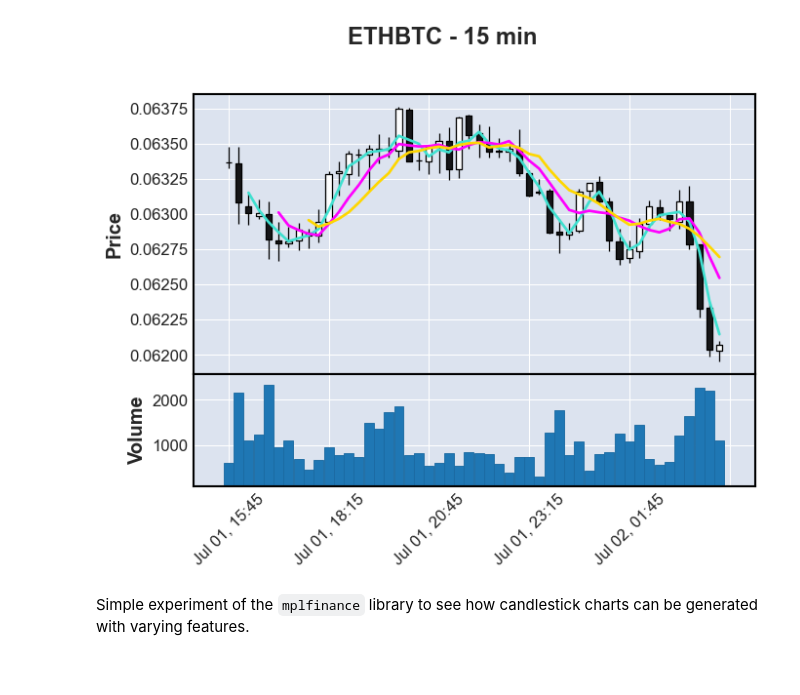
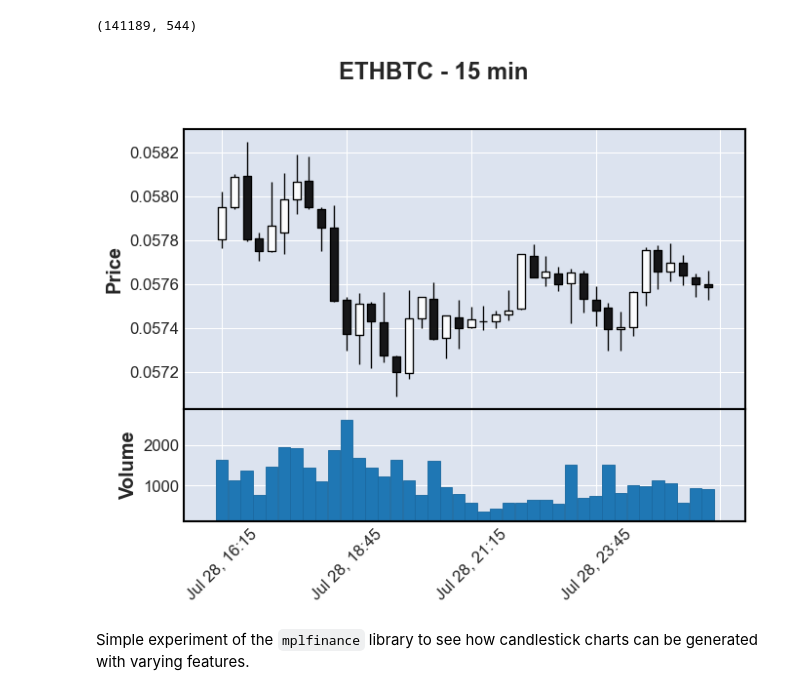
Before and after one commit to mads-swaps/swap-for-profit, a Jupyter notebook: playground/nicks/plotting_mpf_and_features.ipynb, the cells around one changed output. Saved outputs shown, nothing was run; the diff lists cells and outputs as text; code cells hidden in the pictures.

```diff
--- a/playground/nicks/plotting_mpf_and_features.ipynb
+++ b/playground/nicks/plotting_mpf_and_features.ipynb
@@ -6,7 +6,7 @@ import numpy as np
 
 pd.set_option('display.max_columns', 500)
 
-df = pd.read_pickle('data/candlestick_15m_ETHBTC_2107021313.pkl')
+df = pd.read_pickle('data/candlestick_15m_ETHBTC_2107291134.pkl')
 df.set_index('open_time', inplace=True)
 df.sort_index(inplace=True)
 df.tail()
@@ -21,16 +22,21 @@ df.tail()
+# %%
+df.shape
+# %% [output]
+(141189, 544)
 # %%
 mc = mpf.make_marketcolors(up='g',down='r',
                            edge='black',
                            volume='gray')
 s  = mpf.make_mpf_style(marketcolors=mc)
 # %%
-mpf.plot(df[-50:],
+mpf.plot(df[-40:],
          type='candlestick',
          volume=True, title='ETHBTC - 15 min',
-         mav=(3,6,9)
+         #style=s,
+         #mav=(3,6,9)
         )
 # %% [output]
-[figure, old version]
+[figure, new version]
 # %% [markdown]
 Simple experiment of the `mplfinance` library to see how candlestick charts can be generated with varying features.
 # %%
```
Also changed, not shown: parts of 16 cells of this notebook, 11 other files.
